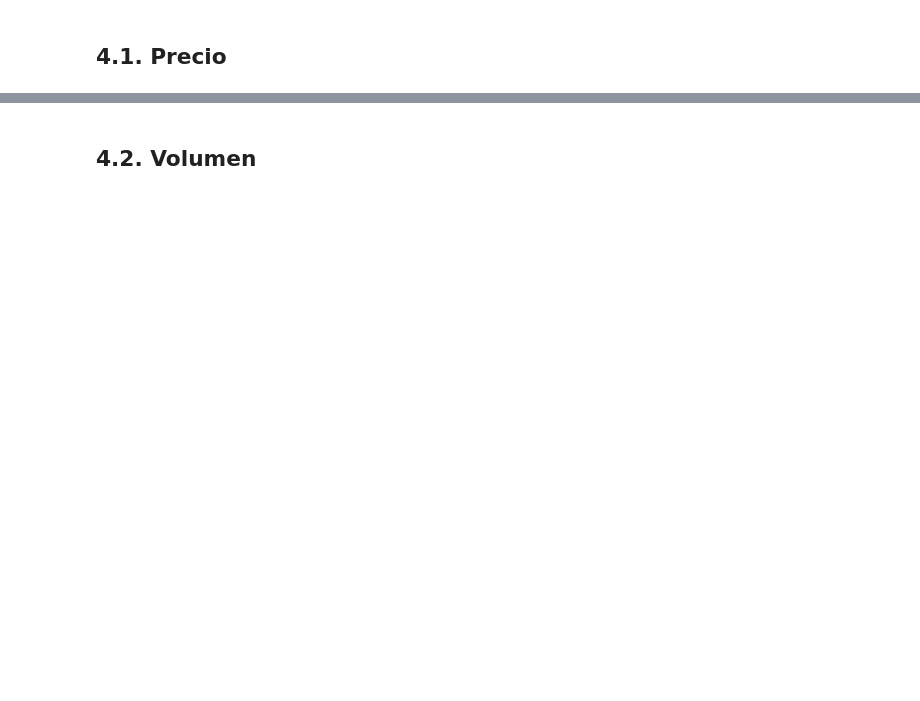
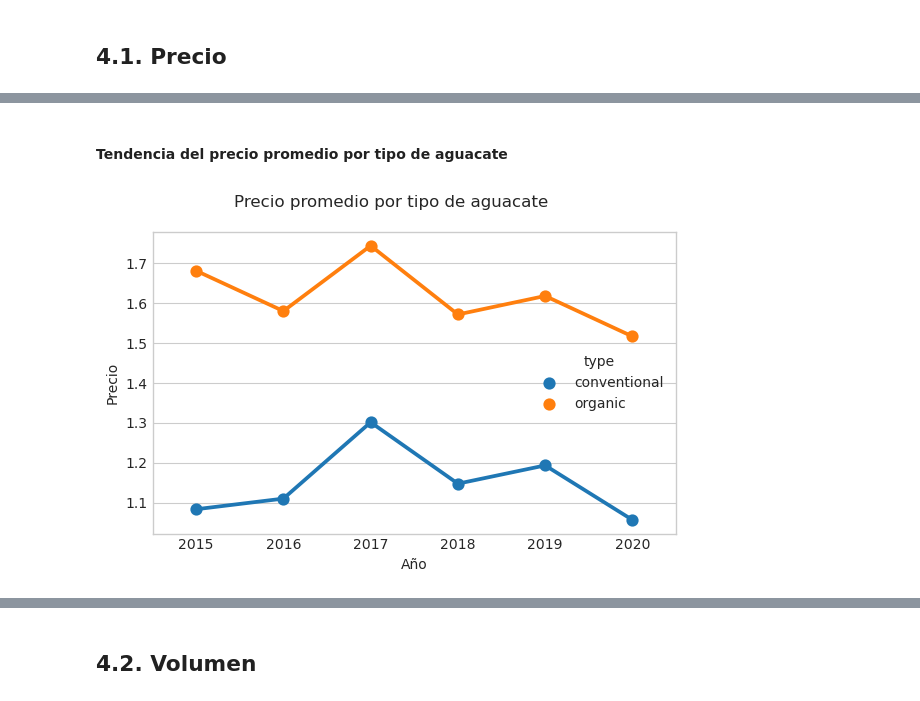
Before and after one commit to JoePortilla/AvocadoPrice-EDA, a Jupyter notebook: AvocadoPrice-EDA.ipynb, the cells around one changed output, grey strips where cells are left out. Cells and saved outputs as stored; diff of their text form; code cells hidden in the pictures; blank space fills up the shorter version.

```diff
--- a/AvocadoPrice-EDA.ipynb
+++ b/AvocadoPrice-EDA.ipynb
@@ -266,0 +324,13 @@ df.describe().T.style.background_gradient(cmap='Blues')
+# %% [markdown]
+#### Tendencia del precio promedio por tipo de aguacate
+# %%
+fig, ax = plt.subplots(figsize=(6, 4))
+fig.suptitle('Precio promedio por tipo de aguacate')
+
+sns.pointplot(data=df, x='year', y='average_price', ax=ax, hue='type', estimator='mean', errorbar=None)
+ax.set_xlabel('Año')
+ax.set_ylabel('Precio')
+
+plt.tight_layout()
+# %% [output]
+[figure, added]
```
Also changed, not shown: parts of 22 cells of this notebook.
